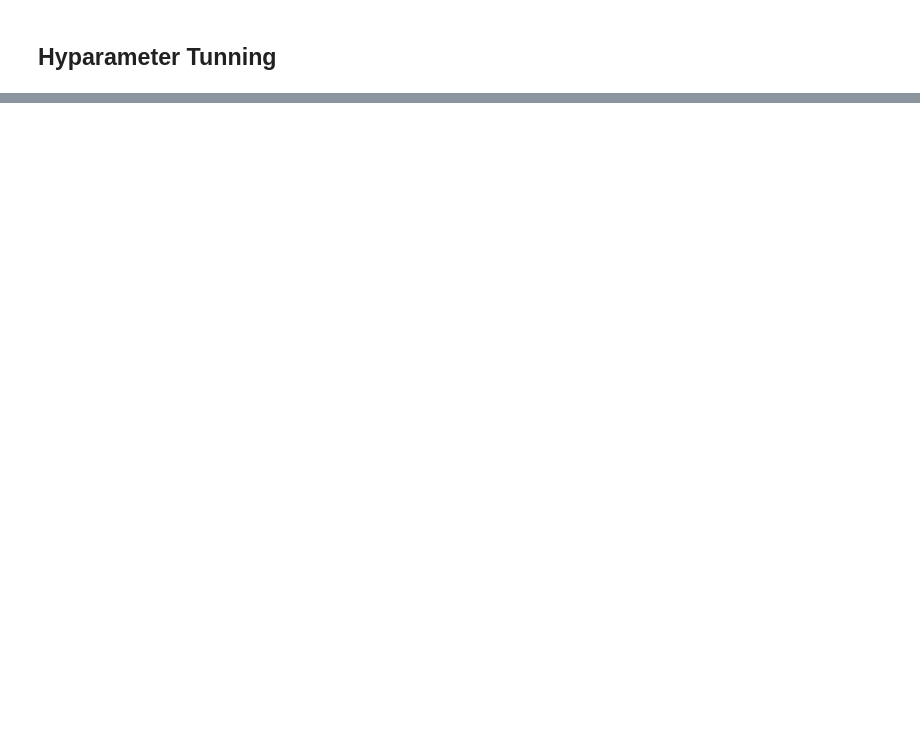
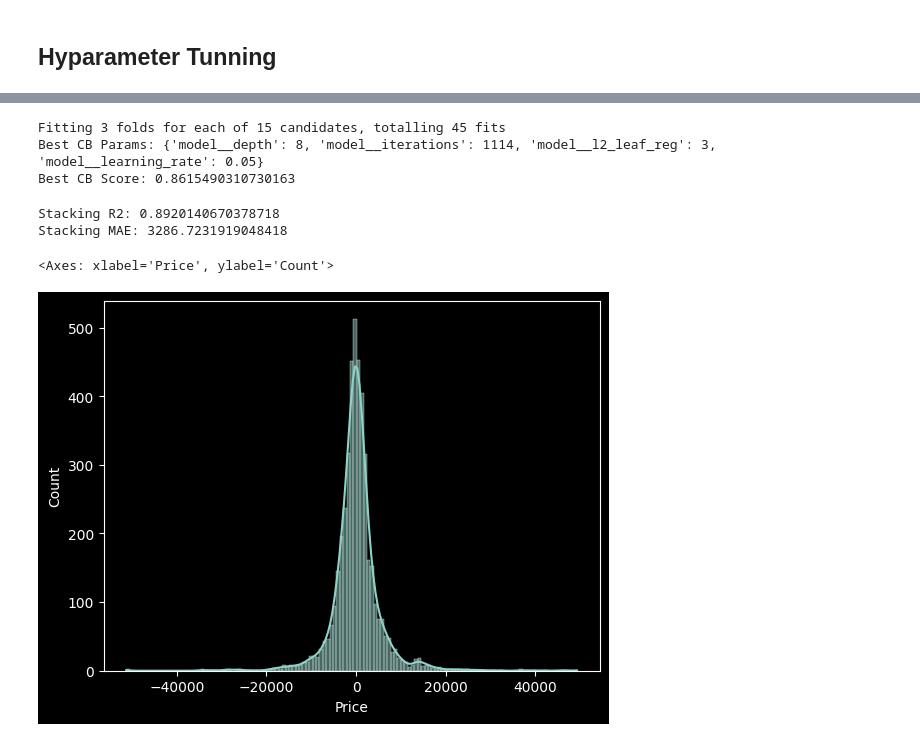
Before and after one commit to sumeet-016/Price-Prediction, a Jupyter notebook: Notebook/ModelTraining.ipynb, the cells around one changed output, grey strips where cells are left out. Drawn from its saved outputs; the diff is of its cells as text; code cells hidden in the pictures; blank space fills up the shorter version.

Commit message:
Experimental model training

```diff
--- a/Notebook/ModelTraining.ipynb
+++ b/Notebook/ModelTraining.ipynb
@@ -680,0 +521,63 @@ Final Test R2 : 0.7802906585384635
+# %%
+cb_pipe = Pipeline([
+    ('preprocess', ensemble_transformer),
+    ('model', CatBoostRegressor(verbose=0, random_state=42))
+])
+
+cb_params = {
+    'model__depth': randint(4, 10),
+    'model__learning_rate': [0.01, 0.03, 0.05],
+    'model__iterations': randint(500, 1200),
+    'model__l2_leaf_reg': randint(1, 10)
+}
+
+cb_random = RandomizedSearchCV(
+    cb_pipe,
+    param_distributions=cb_params,
+    n_iter=15,   # keep lower (CatBoost is slow)
+    cv=3,
+    scoring='r2',
+    n_jobs=-1,
+    random_state=42,
+    verbose=2
+)
+
+cb_random.fit(X_train, y_train)
+
+print("Best CB Params:", cb_random.best_params_)
+print("Best CB Score:", cb_random.best_score_)
+# %% [output]
+Fitting 3 folds for each of 15 candidates, totalling 45 fits
+Best CB Params: {'model__depth': 8, 'model__iterations': 1114, 'model__l2_leaf_reg': 3, 'model__learning_rate': 0.05}
+Best CB Score: 0.8615490310730163
+# %%
+from sklearn.ensemble import StackingRegressor
+from sklearn.linear_model import Ridge
+
+stack_model = StackingRegressor(
+    estimators=[
+        ('et', et_random.best_estimator_),
+        ('lgb', lgb_random.best_estimator_),
+        ('cb', cb_random.best_estimator_)
+    ],
+    final_estimator=Ridge(),
+    cv=3,
+    n_jobs=-1
+)
+
+stack_model.fit(X_train, y_train)
+
+y_pred = stack_model.predict(X_test)
+
+print("Stacking R2:", r2_score(y_test, y_pred))
+print("Stacking MAE:", mean_absolute_error(y_test, y_pred))
+# %% [output]
+Stacking R2: 0.8920140670378718
+Stacking MAE: 3286.7231919048418
+# %%
+residuals = y_test - y_pred
+
+sns.histplot(residuals, kde=True)
+# %% [output]
+<Axes: xlabel='Price', ylabel='Count'>
+[figure, added]
```
Also changed, not shown: parts of 18 cells of this notebook, 4 other files.
